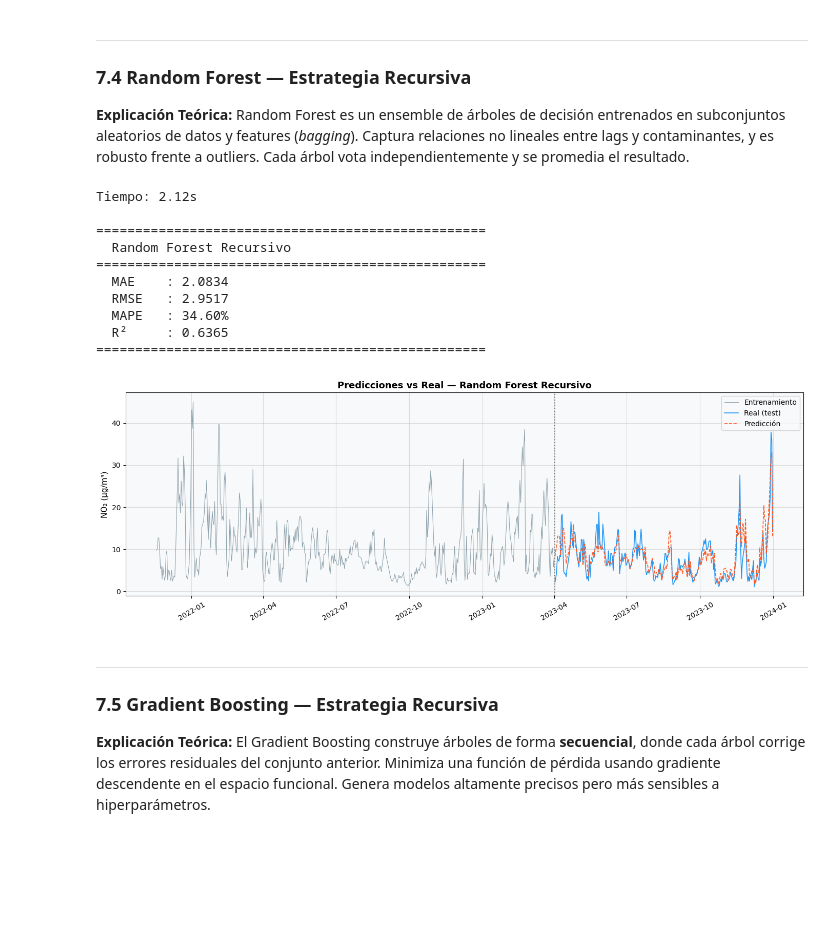
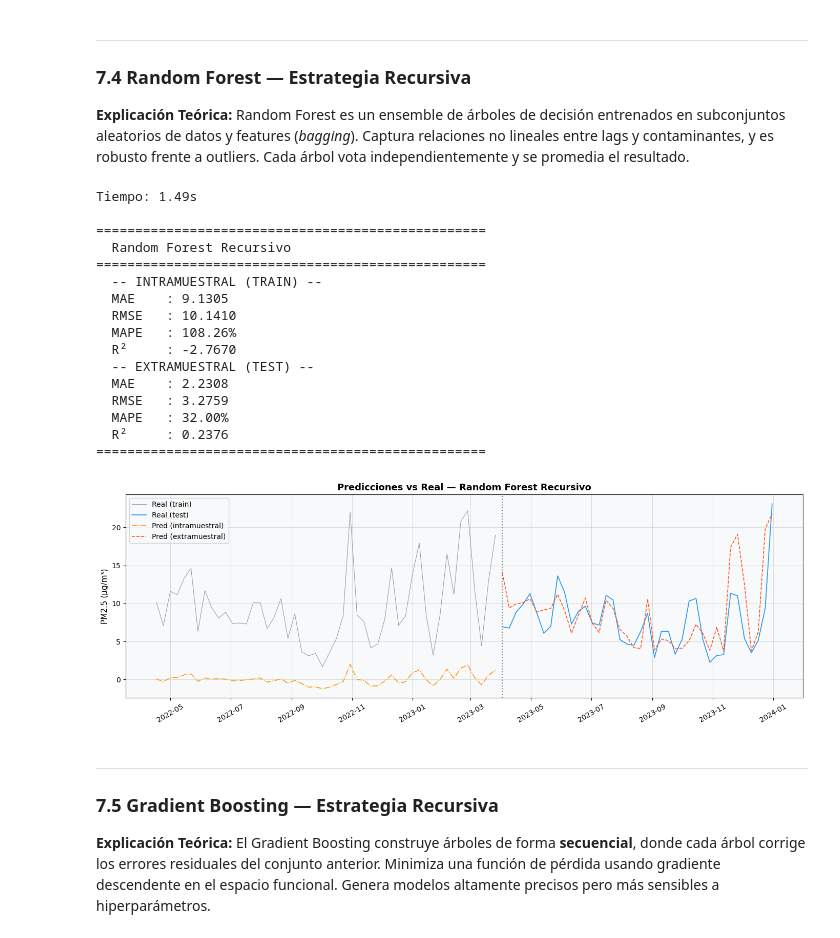
Before and after one commit to nicolasgutar/entrega4, a Jupyter notebook: notebook.ipynb, the cells around one changed output. Drawn from its saved outputs; the diff is of its cells as text; code cells hidden in the pictures; blank space fills up the shorter version.

```diff
--- a/notebook.ipynb
+++ b/notebook.ipynb
@@ -587,13 +587,13 @@ Se agrupan los datos de frecuencia horaria (43,824 obs) a **frecuencia diaria**
 # %%
-# Agregación diaria usando datos con imputación intra-día correcta
-data_daily = data_imputed.resample('D').mean()
-data_daily.index.freq = pd.tseries.frequencies.to_offset('D')
+# Agregación semanal usando datos con imputación intra-día correcta
+data_weekly = data_imputed.resample('W').mean()
+data_weekly.index.freq = pd.tseries.frequencies.to_offset('W')
 
 print(f"Datos horarios (imputados) : {data_imputed.shape[0]:,} observaciones (frecuencia 1h)")
-print(f"Datos diarios (media 24h)  : {data_daily.shape[0]:,} observaciones (frecuencia 1D)")
+print(f"Datos semanales (media semanal)  : {data_weekly.shape[0]:,} observaciones (frecuencia 1W)")
 print(f"\nEstadísticos PM2.5 — HORARIO (imputado):")
 print(data_imputed['pm2.5'].describe().round(2).to_string())
-print(f"\nEstadísticos PM2.5 — DIARIO (media 24h):")
-print(data_daily['pm2.5'].describe().round(2).to_string())
+print(f"\nEstadísticos PM2.5 — SEMANAL (media semanal):")
+print(data_weekly['pm2.5'].describe().round(2).to_string())
 # %% [output]
 Datos horarios (imputados) : 43,824 observaciones (frecuencia 1h)
@@ -674,8 +672,8 @@ Se respeta el orden cronológico para evitar data leakage:
 # %%
 TARGET = 'pm2.5'
 
-y      = data_daily[TARGET].copy()
-X_exog = data_daily.drop(columns=[TARGET]).copy()
+y      = data_weekly[TARGET].copy()
+X_exog = data_weekly.drop(columns=[TARGET]).copy()
 
 y_train, y_test = create_train_test_split(y, test_size=0.15)
 X_train = X_exog.loc[y_train.index]
@@ -685,7 +683,7 @@ fig, ax = plt.subplots(figsize=(14, 4))
 ax.plot(y_train, label='Entrenamiento', color='#2196F3', linewidth=1)
 ax.plot(y_test,  label='Test',          color='#FF5722', linewidth=1)
 ax.axvline(x=y_test.index[0], color='gray', linestyle=':', linewidth=2)
-ax.set_title('División Temporal Train / Test — PM2.5 (Diario)', fontsize=13, fontweight='bold')
+ax.set_title('División Temporal Train / Test — PM2.5 (Semanal)', fontsize=13, fontweight='bold')
 ax.set_ylabel('PM2.5 (µg/m³)')
 ax.axhline(25, color='red', linestyle='--', linewidth=1, alpha=0.7, label='Lím. OMS 25 µg/m³')
 ax.legend()
@@ -802,7 +800,8 @@ _, pred_bt_ridge = backtesting_forecaster(
     cv=cv_ridge, metric='mean_absolute_error', verbose=False
 )
 print(f'Tiempo: {time.time()-t0:.2f}s')
-metrics_ridge = evaluate_metrics(y_test, pred_bt_ridge['pred'].values[:len(y_test)], 'Ridge Recursivo')
+y_train_pred_ridge = get_train_predictions(forecaster_ridge, y_train, X_train_fe)
+metrics_ridge = evaluate_metrics(y_test, pred_bt_ridge['pred'].values[:len(y_test)], 'Ridge Recursivo', y_train_true=y_train[-len(y_train_pred_ridge):] if y_train_pred_ridge is not None else None, y_train_pred=y_train_pred_ridge)
 resultados.append(metrics_ridge)
-plot_predictions(y_train, y_test, pred_bt_ridge['pred'].iloc[:len(y_test)], 'Ridge Regression Recursivo')
+plot_predictions(y_train, y_test, pred_bt_ridge['pred'].iloc[:len(y_test)], 'Ridge Regression Recursivo', y_train_pred=y_train_pred_ridge)
 # %% [output]
@@ -825,34 +830,41 @@ Tiempo: 0.04s
 # %%
 t0 = time.time()
 
 forecaster_rf = ForecasterRecursive(
     estimator=RandomForestRegressor(n_estimators=100, max_depth=10, random_state=42, n_jobs=-1),
     lags=LAGS,
     transformer_y=StandardScaler(),
 )
 forecaster_rf.fit(y=y_train, exog=X_train_fe)
 
 cv_rf = TimeSeriesFold(steps=STEPS, initial_train_size=len(y_train), refit=False)
 _, pred_bt_rf = backtesting_forecaster(
     forecaster=forecaster_rf, y=y, exog=X_exog_fe,
     cv=cv_rf, metric='mean_absolute_error', verbose=False
 )
 print(f'Tiempo: {time.time()-t0:.2f}s')
-metrics_rf = evaluate_metrics(y_test, pred_bt_rf['pred'].values[:len(y_test)], 'Random Forest Recursivo')
+y_train_pred_rf = get_train_predictions(forecaster_rf, y_train, X_train_fe)
+metrics_rf = evaluate_metrics(y_test, pred_bt_rf['pred'].values[:len(y_test)], 'Random Forest Recursivo', y_train_true=y_train[-len(y_train_pred_rf):] if y_train_pred_rf is not None else None, y_train_pred=y_train_pred_rf)
 resultados.append(metrics_rf)
-plot_predictions(y_train, y_test, pred_bt_rf['pred'].iloc[:len(y_test)], 'Random Forest Recursivo')
+plot_predictions(y_train, y_test, pred_bt_rf['pred'].iloc[:len(y_test)], 'Random Forest Recursivo', y_train_pred=y_train_pred_rf)
 # %% [output]
-Tiempo: 2.12s
+Tiempo: 1.49s
 
 ==================================================
   Random Forest Recursivo
 ==================================================
-  MAE    : 2.0834
-  RMSE   : 2.9517
-  MAPE   : 34.60%
-  R²     : 0.6365
+  -- INTRAMUESTRAL (TRAIN) --
+  MAE    : 9.1305
+  RMSE   : 10.1410
+  MAPE   : 108.26%
+  R²     : -2.7670
+  -- EXTRAMUESTRAL (TEST) --
+  MAE    : 2.2308
+  RMSE   : 3.2759
+  MAPE   : 32.00%
+  R²     : 0.2376
 ==================================================
-[figure, old version]
+[figure, new version]
 # %% [markdown]
 ---
 ### 7.5 Gradient Boosting — Estrategia Recursiva
```
Also changed, not shown: parts of 35 cells of this notebook, 4 other files.
